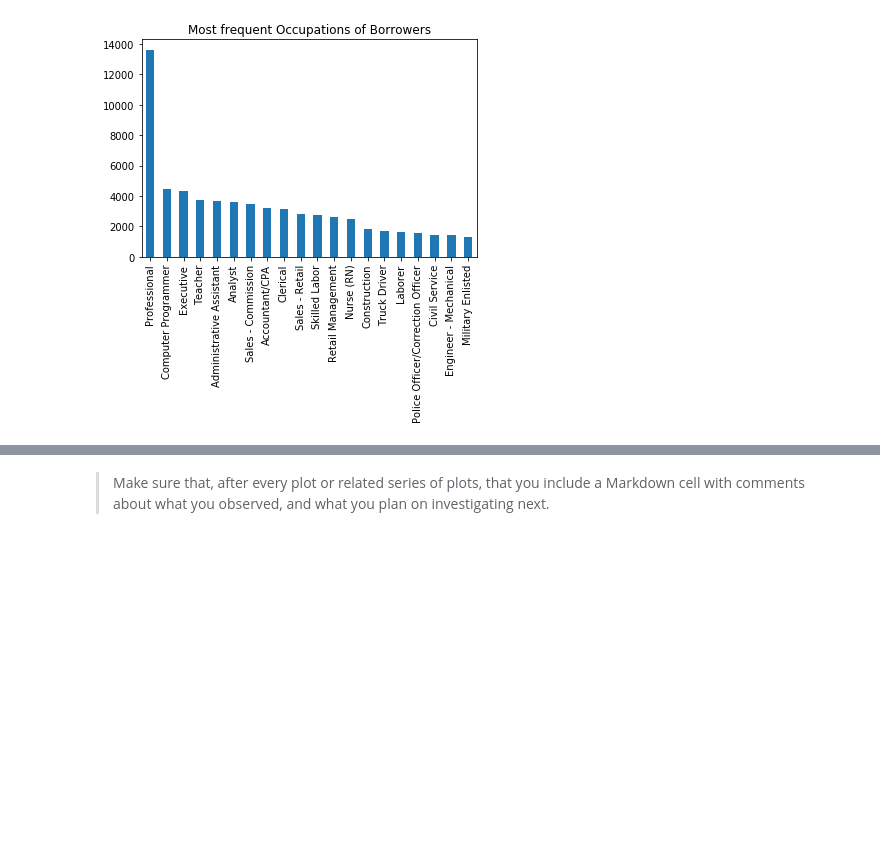
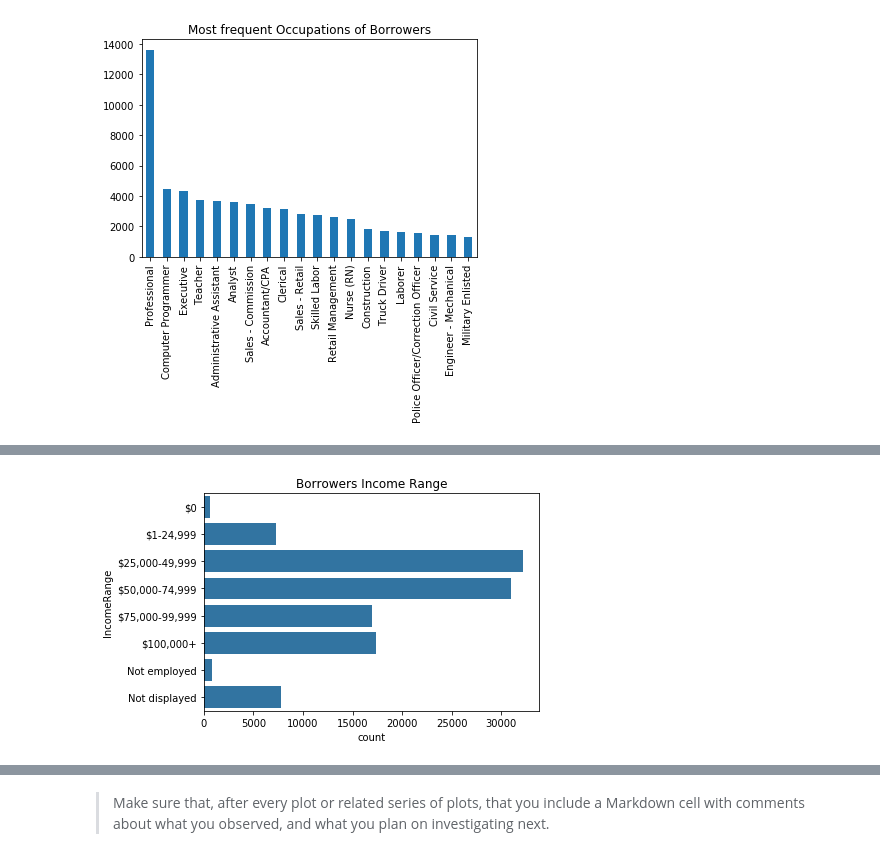
Before and after one commit to RosvitaR/Visualisation-Practice, a Jupyter notebook: exploration_template.ipynb, the cells around one changed output, grey strips where cells are left out. Cells and saved outputs as stored; diff of their text form; code cells hidden in the pictures; blank space fills up the shorter version.

```diff
--- a/exploration_template.ipynb
+++ b/exploration_template.ipynb
@@ -205,0 +254,9 @@ None of the occupations does not stand out; the "Professional" can contain many
+# %%
+income_order = ['$0', '$1-24,999', '$25,000-49,999', '$50,000-74,999', '$75,000-99,999', '$100,000+', 'Not employed', 'Not displayed']
+ordered_cat2 = pd.api.types.CategoricalDtype(ordered = True, categories = income_order)
+loans['IncomeRange'] = loans['IncomeRange'].astype(ordered_cat2)
+base_colour = sb.color_palette()[0]
+sb.countplot(data = loans, y = 'IncomeRange', color = base_colour)
+plt.title('Borrowers Income Range');
+# %% [output]
+[figure, added]
```
Also changed, not shown: parts of 17 cells of this notebook.
